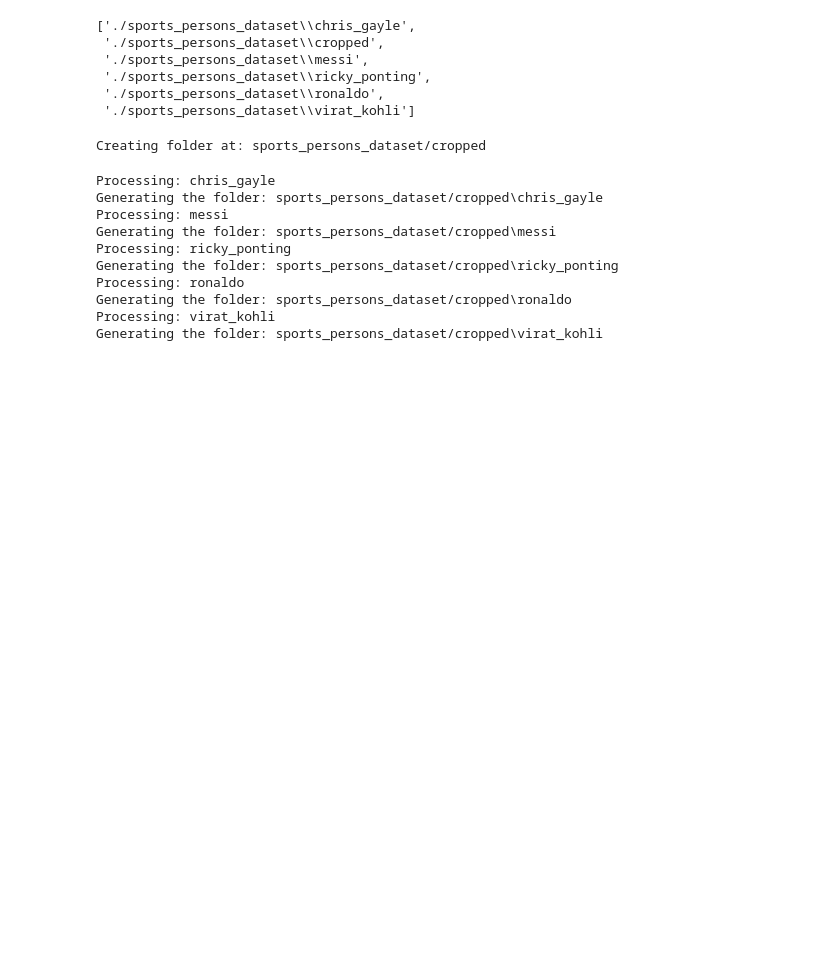
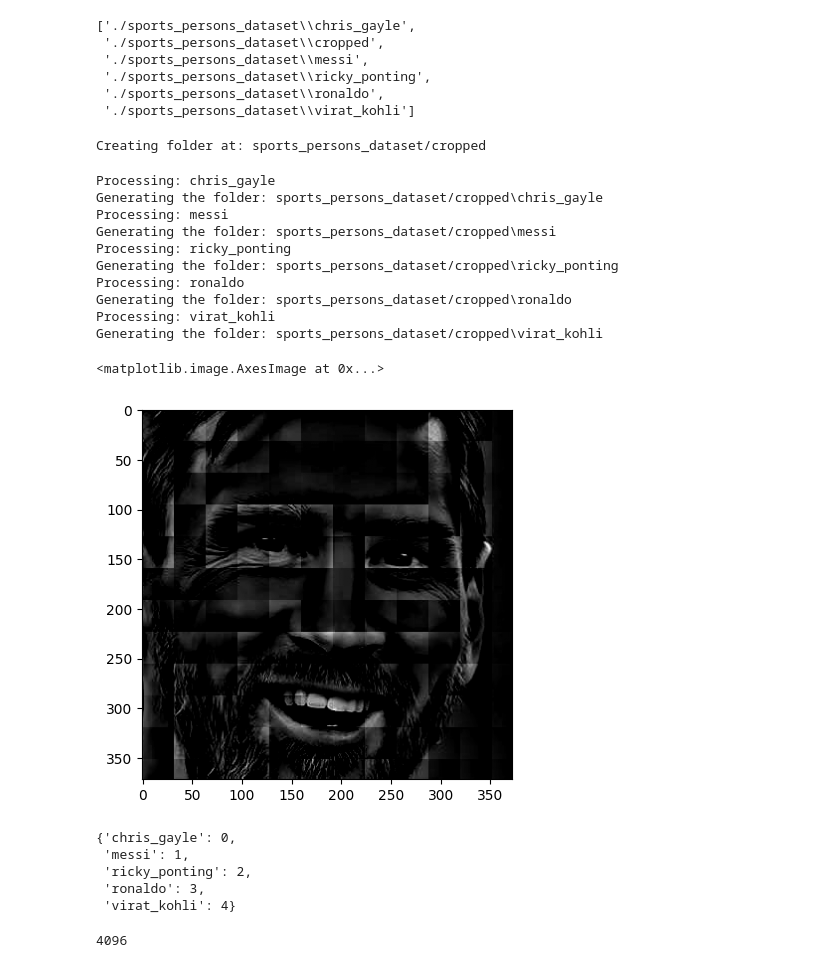
Before and after one commit to ashish769/sports-persons-image-classifier, a Jupyter notebook: sports-persons-image-classifier.ipynb, the cells around one changed output. Cells and saved outputs as stored; diff of their text form; code cells hidden in the pictures; blank space fills up the shorter version.

```diff
--- a/sports-persons-image-classifier.ipynb
+++ b/sports-persons-image-classifier.ipynb
@@ -232,3 +232,53 @@ Processing: ronaldo
 Generating the folder: sports_persons_dataset/cropped\ronaldo
 Processing: virat_kohli
 Generating the folder: sports_persons_dataset/cropped\virat_kohli
+# %%
+import numpy as np
+import pywt
+import cv2
+import matplotlib.pyplot as plt
+
+#stackover flow and modifed also by GPT
+
+def w2d(img, mode='haar', level=1):
+    # Convert to grayscale
+    img_gray = cv2.cvtColor(img, cv2.COLOR_RGB2GRAY)
+
+    # Convert to float and normalize
+    img_gray = np.float32(img_gray)
+    img_gray /= 255.0
+
+    # Compute wavelet coefficients (ensure the correct wavelet argument)
+    coeffs = pywt.wavedec2(img_gray, wavelet=mode, level=level)
+
+    # Zero out the approximation coefficients (keep only detail coefficients)
+    coeffs_H = list(coeffs)
+    coeffs_H[0] *= 0
+
+    # Reconstruct the image using only detail coefficients
+    img_reconstructed = pywt.waverec2(coeffs_H, wavelet=mode)
+    img_reconstructed *= 255
+    img_reconstructed = np.uint8(np.clip(img_reconstructed, 0, 255))
+
+    return img_reconstructed
+
+
+im_har = w2d(cropped_img, mode='db1', level=5)
+
+plt.imshow(im_har, cmap='gray')
+# %% [output]
+<matplotlib.image.AxesImage at 0x...>
+[figure, added]
+# %%
+class_dict={}
+count=0
+for celebrity_name in celebrity_file_name_dict.keys():
+    class_dict[celebrity_name]=count
+    count=count+1
+class_dict
+# %% [output]
+{'chris_gayle': 0,
+ 'messi': 1,
+ 'ricky_ponting': 2,
+ 'ronaldo': 3,
+ 'virat_kohli': 4}
@@ -234,0 +314,4 @@ Generating the folder: sports_persons_dataset/cropped\virat_kohli
+# %%
+len(X[0])
+# %% [output]
+4096
```
Also changed, not shown: parts of 2 cells of this notebook, 1 other file.
